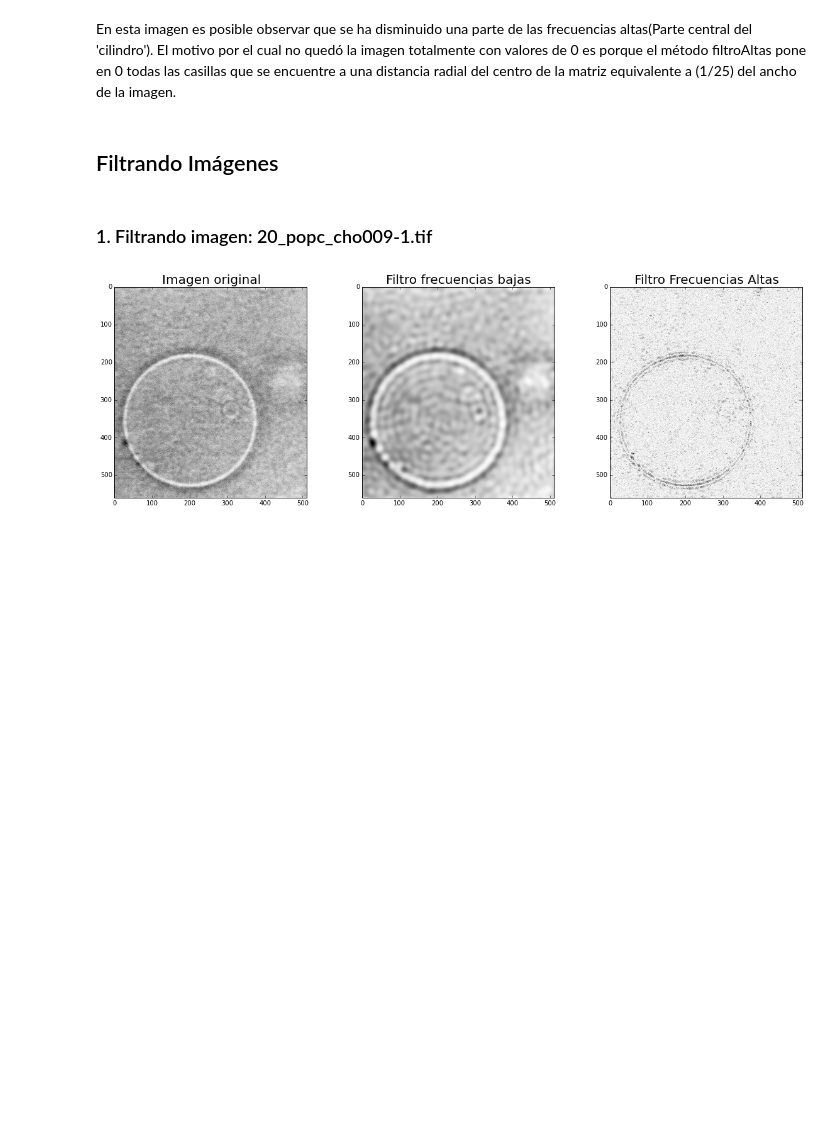
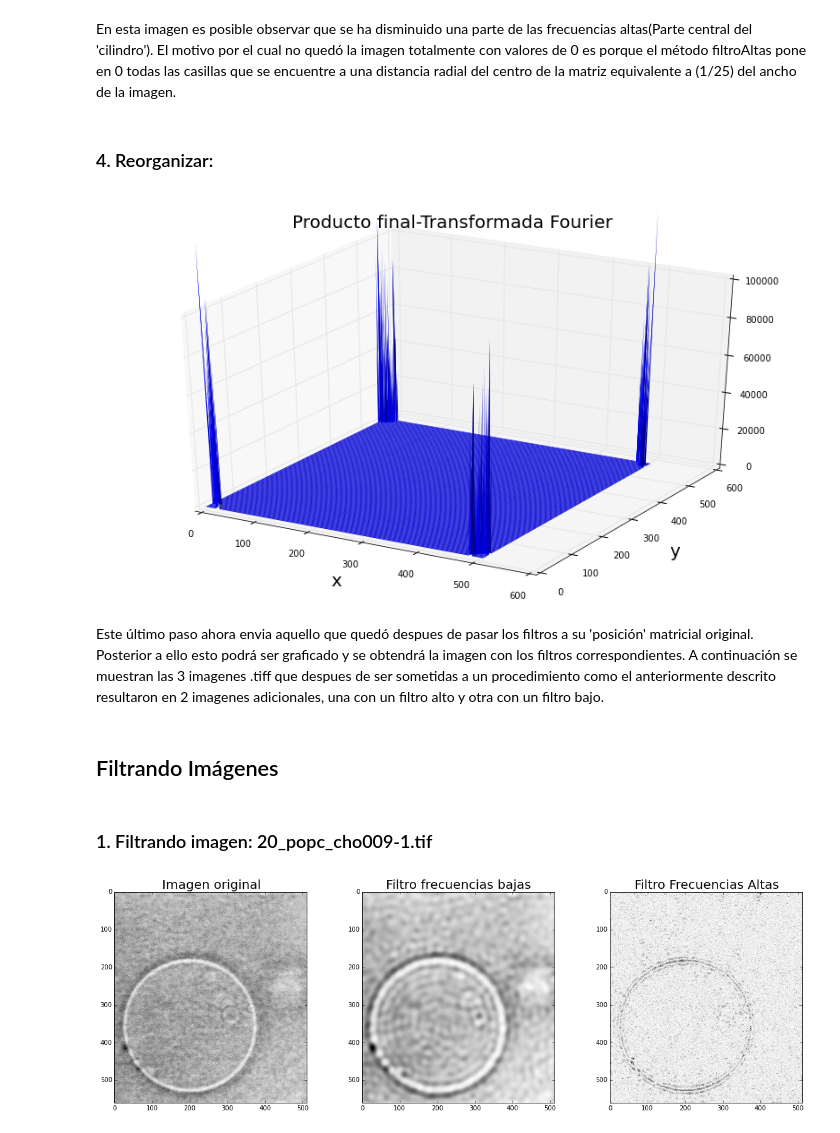
Before and after one commit to LinaPerez/PerezAngel_GarzonAlvarado_hw5, a Jupyter notebook: Filtro_imagenes.ipynb, the cells around one changed output. Drawn from its saved outputs; the diff is of its cells as text; code cells hidden in the pictures; blank space fills up the shorter version.

Commit message:
Faltan comentarios finales /codigo ok :)

```diff
--- a/Filtro_imagenes.ipynb
+++ b/Filtro_imagenes.ipynb
@@ -219,5 +219,21 @@ plt.show()
 # %% [markdown]
 En esta imagen es posible observar que se ha disminuido una parte de las frecuencias altas(Parte central del 'cilindro'). El motivo por el cual no quedó la imagen totalmente con valores de 0 es porque el método filtroAltas pone en 0 todas las casillas que se encuentre a una distancia radial del centro de la matriz equivalente a (1/25) del ancho de la imagen.
+# %% [markdown]
+### 4. Reorganizar:
+# %%
+final=esquinasAcentro(fil_altas)
+fig = plt.figure(figsize=(14,8))
+ax = fig.add_subplot(1, 1, 1, projection='3d')
+ax.set_zlim(0, 0.1*(10**6))
+figura1 = ax.plot_surface(X, Y, abs(final), rstride=4, cstride=4, linewidth=0)
+plt.title('Producto final-Transformada Fourier', fontsize=20 )
+plt.xlabel('x',fontsize=20)
+plt.ylabel('y',fontsize=20)
+plt.show()
+# %% [output]
+[figure, added]
+# %% [markdown]
+Este último paso ahora envia aquello que quedó despues de pasar los filtros a su 'posición' matricial original. Posterior a ello esto podrá ser graficado y se obtendrá la imagen con los filtros correspondientes. A continuación se muestran las 3 imagenes .tiff que despues de ser sometidas a un procedimiento como el anteriormente descrito resultaron en 2 imagenes adicionales, una con un filtro alto y otra con un filtro bajo.
 # %% [markdown]
 ## Filtrando Imágenes
 # %% [markdown]
```
Also changed, not shown: parts of 6 cells of this notebook.
